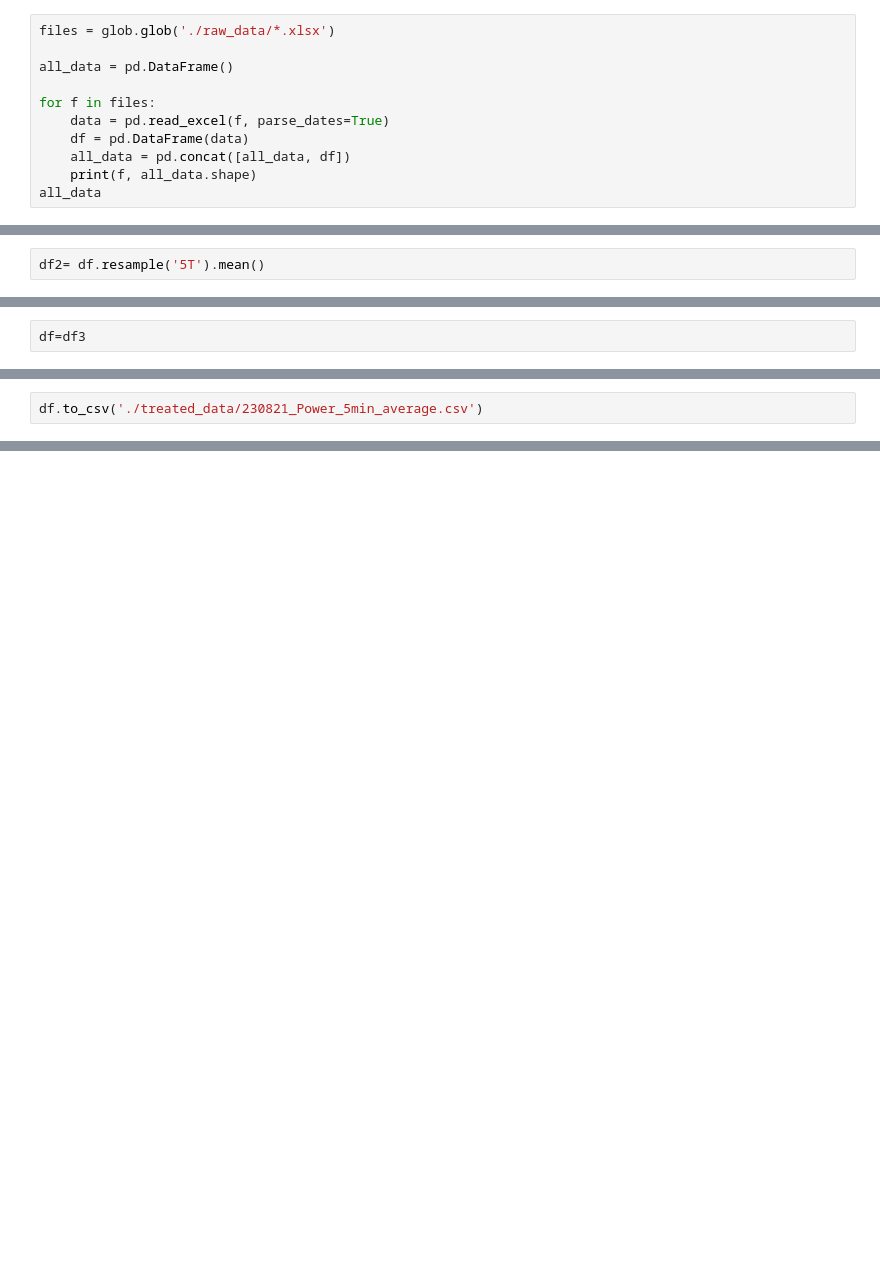
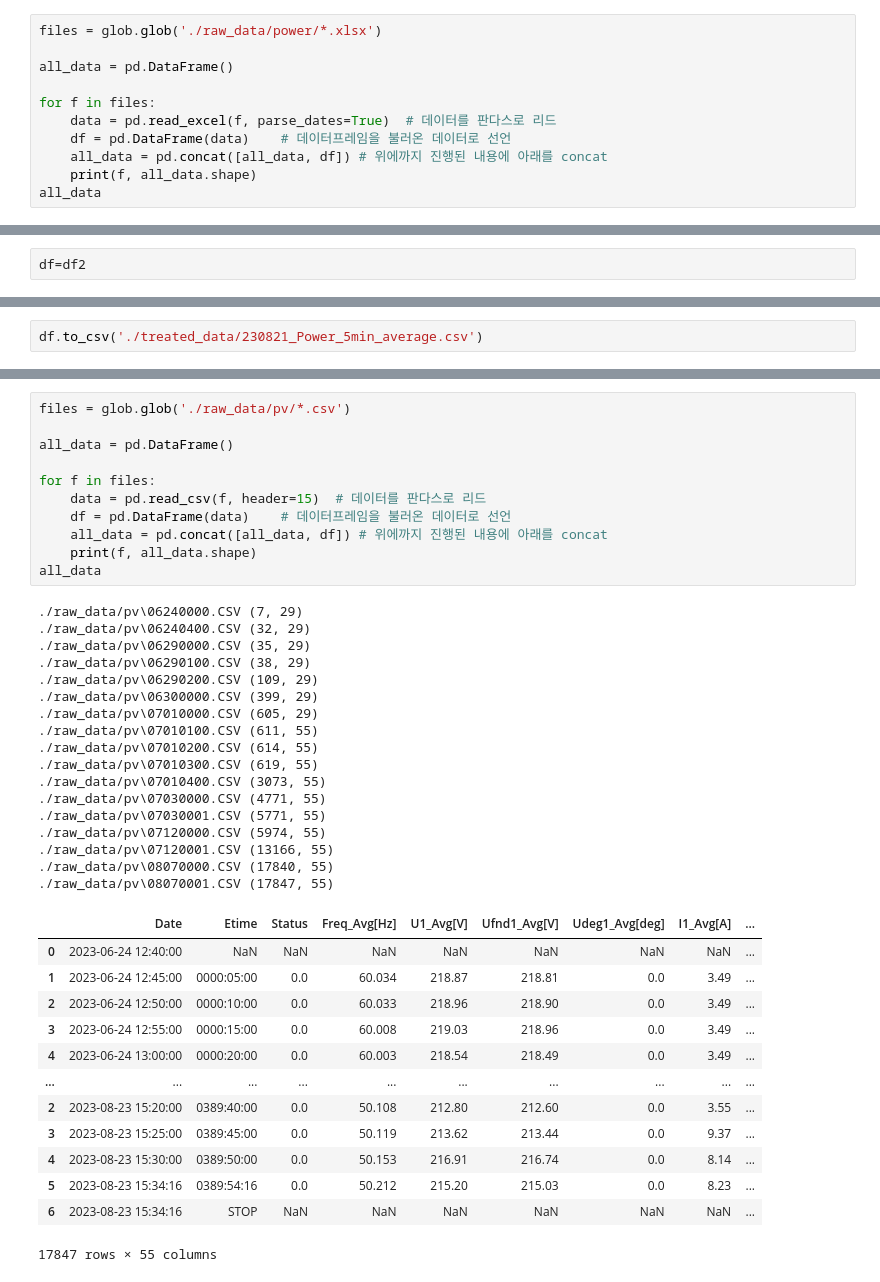
Before and after one commit to GwangwooHan/study, a Jupyter notebook: vietnam/230821 vietnam_ver1.ipynb, the cells around one changed output, grey strips where cells are left out. Cells and saved outputs as stored; diff of their text form; blank space fills up the shorter version.

```diff
--- a/vietnam/230821 vietnam_ver1.ipynb
+++ b/vietnam/230821 vietnam_ver1.ipynb
@@ -34,13 +29,13 @@ SyntaxError: invalid syntax (334342175.py, line 2)
 # %% [markdown]
 ## 엑셀파일 concat
 # %%
-files = glob.glob('./raw_data/*.xlsx')
+files = glob.glob('./raw_data/power/*.xlsx')
 
 all_data = pd.DataFrame()
 
 for f in files:
-    data = pd.read_excel(f, parse_dates=True)
-    df = pd.DataFrame(data)
-    all_data = pd.concat([all_data, df])
+    data = pd.read_excel(f, parse_dates=True)  # 데이터를 판다스로 리드
+    df = pd.DataFrame(data)    # 데이터프레임을 불러온 데이터로 선언
+    all_data = pd.concat([all_data, df]) # 위에까지 진행된 내용에 아래를 concat
     print(f, all_data.shape)
 all_data
@@ -183,5 +163,3 @@ fig.tight_layout()
 ## 5분단위 평균
 # %%
 df = df_filtered
-# %%
-df2= df.resample('5T').mean()
@@ -190,5 +178,5 @@ df2
 # %%
 df3 = df2.interpolate(method='linear')
 # %%
-df=df3
+df=df2
 # %%
@@ -295,0 +287,42 @@ df.to_csv('./treated_data/230821_Power_5min_average.csv')
+# %%
+files = glob.glob('./raw_data/pv/*.csv')
+
+all_data = pd.DataFrame()
+
+for f in files:
+    data = pd.read_csv(f, header=15)  # 데이터를 판다스로 리드
+    df = pd.DataFrame(data)    # 데이터프레임을 불러온 데이터로 선언
+    all_data = pd.concat([all_data, df]) # 위에까지 진행된 내용에 아래를 concat
+    print(f, all_data.shape)
+all_data
+# %% [output]
+./raw_data/pv\06240000.CSV (7, 29)
+./raw_data/pv\06240400.CSV (32, 29)
+./raw_data/pv\06290000.CSV (35, 29)
+./raw_data/pv\06290100.CSV (38, 29)
+./raw_data/pv\06290200.CSV (109, 29)
+./raw_data/pv\06300000.CSV (399, 29)
+./raw_data/pv\07010000.CSV (605, 29)
+./raw_data/pv\07010100.CSV (611, 55)
+./raw_data/pv\07010200.CSV (614, 55)
+./raw_data/pv\07010300.CSV (619, 55)
+./raw_data/pv\07010400.CSV (3073, 55)
+./raw_data/pv\07030000.CSV (4771, 55)
+./raw_data/pv\07030001.CSV (5771, 55)
+./raw_data/pv\07120000.CSV (5974, 55)
+./raw_data/pv\07120001.CSV (13166, 55)
+./raw_data/pv\08070000.CSV (17840, 55)
+./raw_data/pv\08070001.CSV (17847, 55)
+|  | Date | Etime | Status | Freq_Avg[Hz] | U1_Avg[V] | Ufnd1_Avg[V] | Udeg1_Avg[deg] | I1_Avg[A] | ... |
+| 0 | 2023-06-24 12:40:00 | NaN | NaN | NaN | NaN | NaN | NaN | NaN | ... |
+| 1 | 2023-06-24 12:45:00 | 0000:05:00 | 0.0 | 60.034 | 218.87 | 218.81 | 0.0 | 3.49 | ... |
+| 2 | 2023-06-24 12:50:00 | 0000:10:00 | 0.0 | 60.033 | 218.96 | 218.90 | 0.0 | 3.49 | ... |
+| 3 | 2023-06-24 12:55:00 | 0000:15:00 | 0.0 | 60.008 | 219.03 | 218.96 | 0.0 | 3.49 | ... |
+| 4 | 2023-06-24 13:00:00 | 0000:20:00 | 0.0 | 60.003 | 218.54 | 218.49 | 0.0 | 3.49 | ... |
+| ... | ... | ... | ... | ... | ... | ... | ... | ... | ... |
+| 2 | 2023-08-23 15:20:00 | 0389:40:00 | 0.0 | 50.108 | 212.80 | 212.60 | 0.0 | 3.55 | ... |
+| 3 | 2023-08-23 15:25:00 | 0389:45:00 | 0.0 | 50.119 | 213.62 | 213.44 | 0.0 | 9.37 | ... |
+| 4 | 2023-08-23 15:30:00 | 0389:50:00 | 0.0 | 50.153 | 216.91 | 216.74 | 0.0 | 8.14 | ... |
+| 5 | 2023-08-23 15:34:16 | 0389:54:16 | 0.0 | 50.212 | 215.20 | 215.03 | 0.0 | 8.23 | ... |
+| 6 | 2023-08-23 15:34:16 | STOP | NaN | NaN | NaN | NaN | NaN | NaN | ... |
+17847 rows × 55 columns
```
Also changed, not shown: parts of 15 cells of this notebook, 1 other file.
